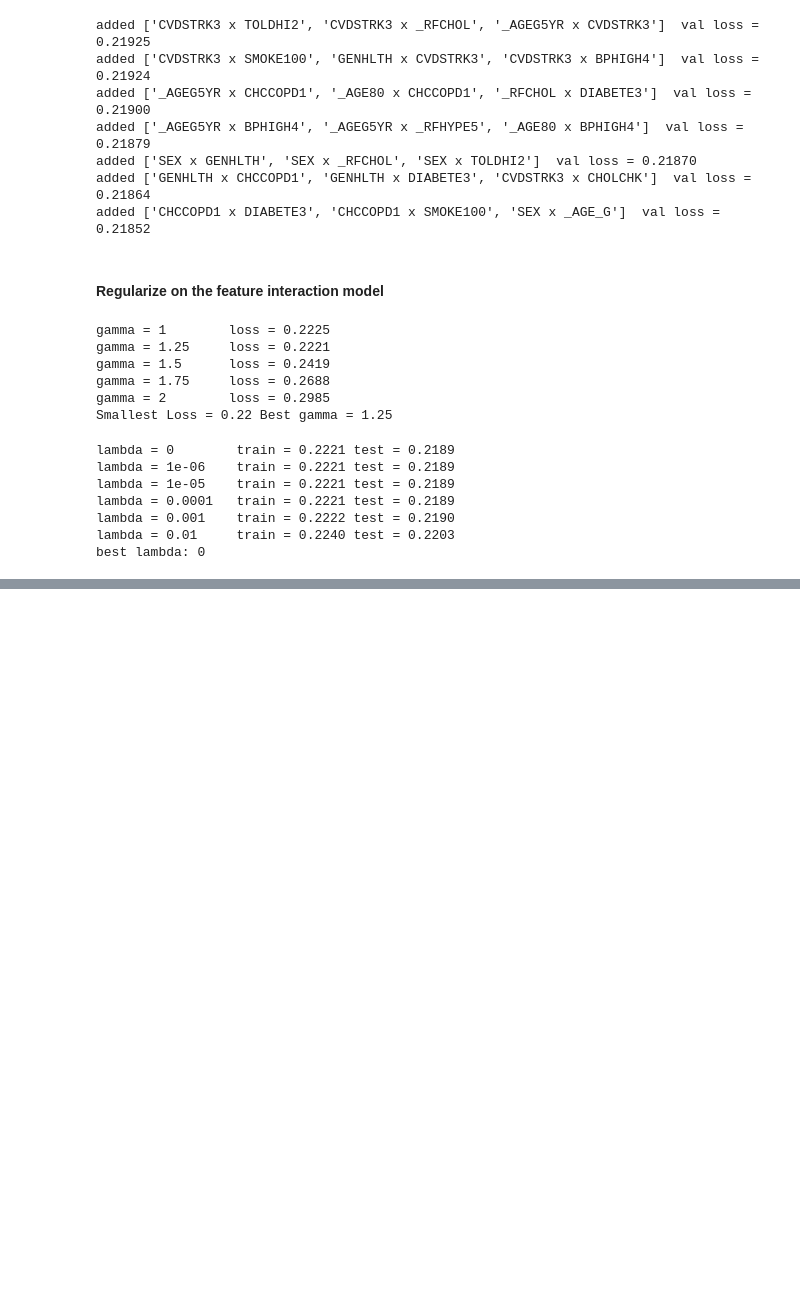
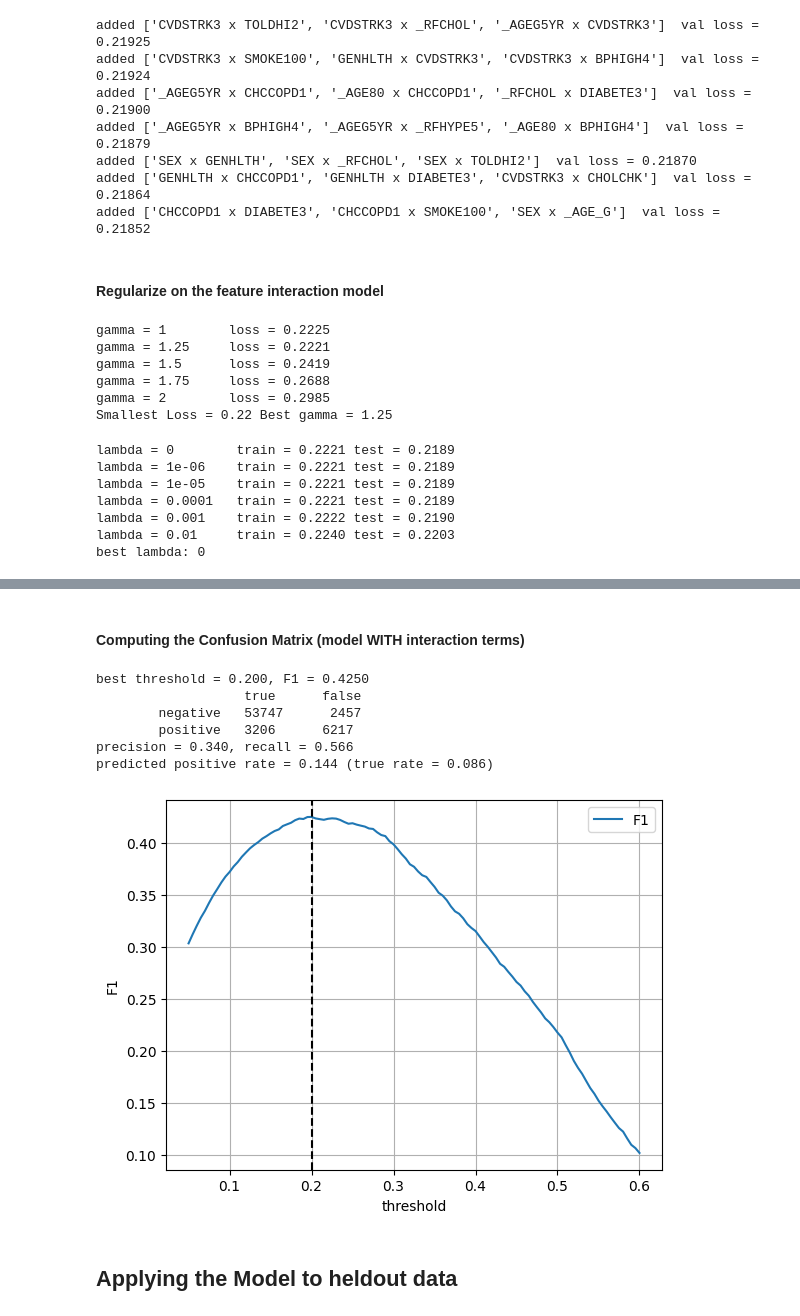
Before and after one commit to suzanne-cc/machine_learning_CS_433_project_1, a Jupyter notebook: project_1.ipynb, the cells around one changed output, grey strips where cells are left out. Saved outputs shown, nothing was run; the diff lists cells and outputs as text; code cells hidden in the pictures; blank space fills up the shorter version.

```diff
--- a/project_1.ipynb
+++ b/project_1.ipynb
@@ -212,7 +212,7 @@ best lambda: 0
 # %%
 # Use only the m most influential features
 m = 20
-best_w = best_w.ravel()
+best_w = best_w_1.ravel()
 feature_name_list = feature_name_list.ravel()
 
 strengths = []
@@ -373,7 +373,7 @@ for lam in lambdas:
 
 index = int(np.argmin(losses_te))
 best_lambda = lambdas[index]
-best_w = w_list[index]
+best_w_2 = w_list[index]
 print("best lambda:", best_lambda)
 # %% [output]
 lambda = 0        train = 0.2221 test = 0.2189
@@ -385,0 +435,36 @@ best lambda: 0
+# %% [markdown]
+#### Computing the Confusion Matrix (model WITH interaction terms)
+# %%
+# Choose the decision threshold on the validation set
+p_val = sigmoid(X_te @ best_w_2)
+
+f1s_2 = np.array([f1_at(y_te, p_val, t) for t in thresholds])
+best_t_2 = thresholds[int(np.argmax(f1s_2))]
+
+print(f"best threshold = {best_t_2:.3f}, F1 = {f1_at(y_te, p_val, best_t_2):.4f}")
+
+tp_2, fp_2, fn_2, tn_2 = confusion(y_te, p_val, best_t_2)
+
+print(f"                   true      false\n\
+        negative   {tn_2}      {fn_2}\n\
+        positive   {tp_2}      {fp_2}")
+
+precision_2 = tp_2/(tp_2 + fp_2)
+recall_2 = tp_2/(tp_2 + fn_2)
+
+print(f"precision = {precision_2:.3f}, recall = {recall_2:.3f}")
+print(f"predicted positive rate = {(p_val > best_t_2).mean():.3f} (true rate = {y_te.mean():.3f})")
+
+plt.plot(thresholds, f1s_2, label="F1")
+plt.axvline(best_t_2, color="k", linestyle="--")
+plt.xlabel("threshold"); plt.ylabel("F1"); plt.legend(); plt.grid(); plt.show()
+# %% [output]
+best threshold = 0.200, F1 = 0.4250
+                   true      false
+        negative   53747      2457
+        positive   3206      6217
+precision = 0.340, recall = 0.566
+predicted positive rate = 0.144 (true rate = 0.086)
+[figure, added]
+# %% [markdown]
+## Applying the Model to heldout data
```
Also changed, not shown: parts of 5 cells of this notebook.
